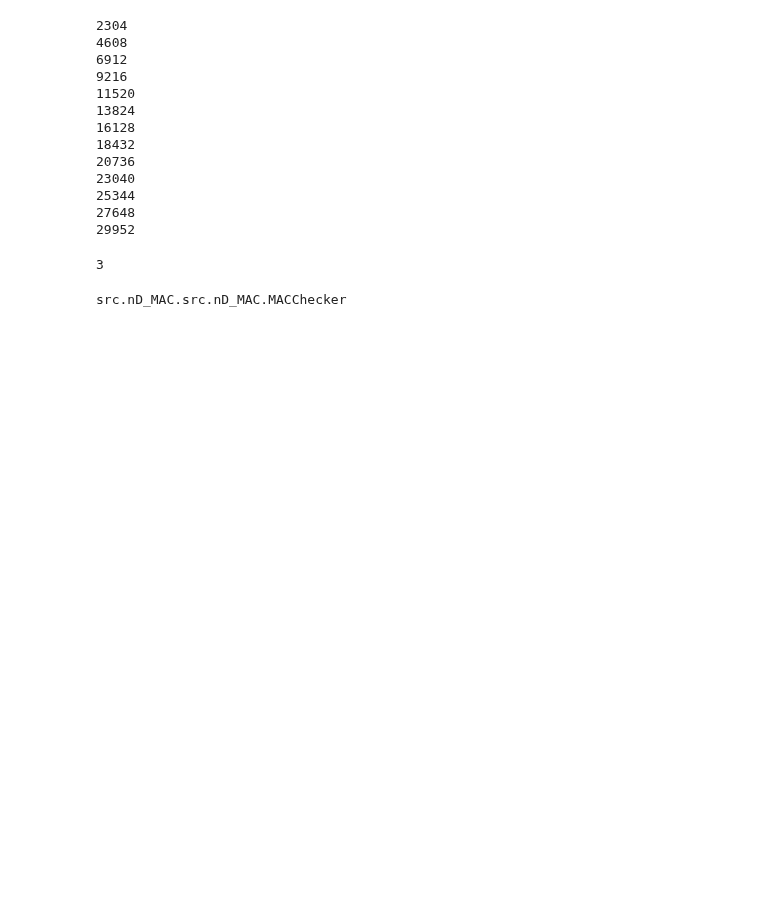
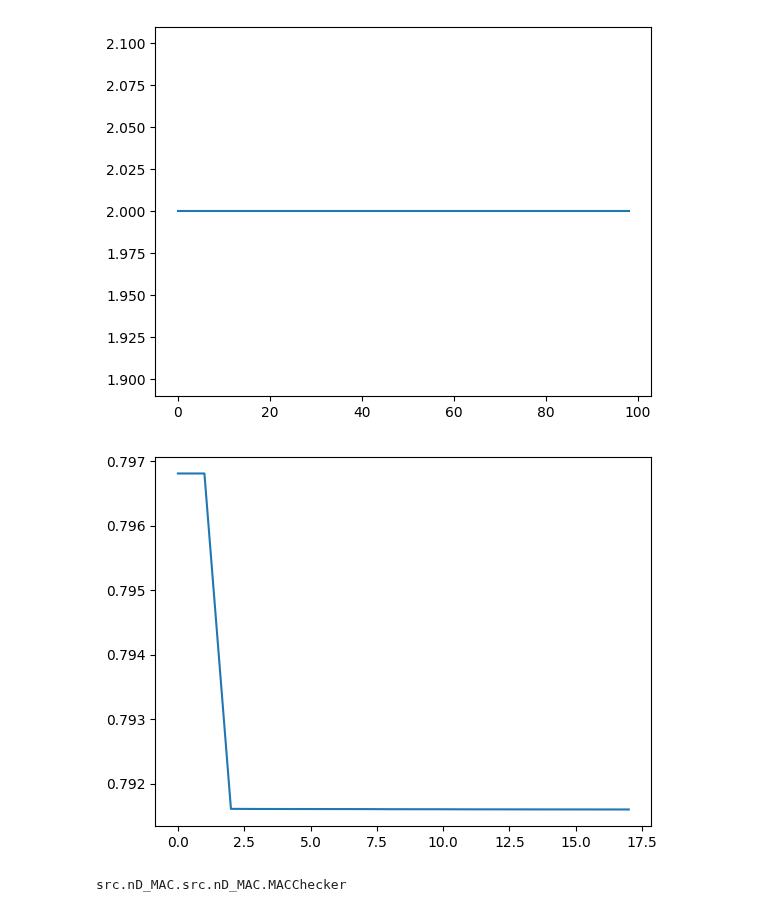
Before and after one commit to mkashani-phd/OptiMAC, a Jupyter notebook: UDP Demo/rx.ipynb, the cells around one changed output. Saved outputs shown, nothing was run; the diff lists cells and outputs as text; code cells hidden in the pictures; blank space fills up the shorter version.

```diff
--- a/UDP Demo/rx.ipynb
+++ b/UDP Demo/rx.ipynb
@@ -1,7 +1,5 @@
 # %%
 from src import UDP_RX, SlidingBook, MACChecker
-
-
 import matplotlib.pyplot as plt
 import numpy as np
 import cv2
@@ -67,7 +65,13 @@ buffer =  SlidingBook(num_pages=10, page_size=X.shape[0])
 page_processor = MACChecker(X = X, Y = Y, secret_key=key, digestmod=digestmod)
 
 udp_rx = UDP_RX(IP= IP, PORT= PORT, buffer=buffer, page_processor= page_processor, Payload_Size_Byte=Packet_Payload_Size_Bytes)
-len(udp_rx.receive())
+msg, verification_count, latency = udp_rx.receive()
+
+plt.plot(verification_count)
+plt.show()
+plt.plot(latency)
+plt.show()
+
 
 # # verified_page = udp_rx.receive()
 # # rec, _, _ = udp_rx.process_verified_page(verified_page)
@@ -94,47 +98,35 @@ len(udp_rx.receive())
 #         if nparr is not None and len(nparr) > 0:  # Check if nparr is valid
 #             try:
 #                 frame = cv2.imdecode(nparr, cv2.IMREAD_COLOR)
 
 #                 if frame is not None:  # Ensure that the frame is successfully decoded
 #                     cv2.imshow('Received Video', frame)
 
 #                     if cv2.waitKey(1) & 0xFF == ord('q'):
 #                         break
 #                 else:
 #                     # print("Failed to decode frame.")
 #                     pass
 #             except Exception as e:
 #                 # print(f"Error decoding frame: {e}")
 #                 pass
 #         else:
 #             # print("Empty or invalid buffer received.")
 #             pass
 #     else:
 #         # print("Received an empty or invalid page.")
 #         pass
 #     if cnt % 100 == 0:
 #         print(f"avg_verification: {np.sum(total_avg_verification)/cnt}, not_verified_cnt: {np.sum(total_not_verified_cnt)}, tag_per_message: {np.sum(tag_per_message_cnt)/cnt}, latency: {np.sum(total_latency)/cnt}")
 
 #     if cv2.waitKey(1) & 0xFF == ord('q'):
 #         break
 #     # if time.time() - start > 50:
 #     #     break
 # cv2.destroyAllWindows()
 # %% [output]
-2304
-4608
-6912
-9216
-11520
-13824
-16128
-18432
-20736
-23040
-25344
-27648
-29952
-3
+[figure, added]
+[figure, added]
 # %%
 
 from src import nD_MAC
```
Also changed, not shown: 2 other files.
